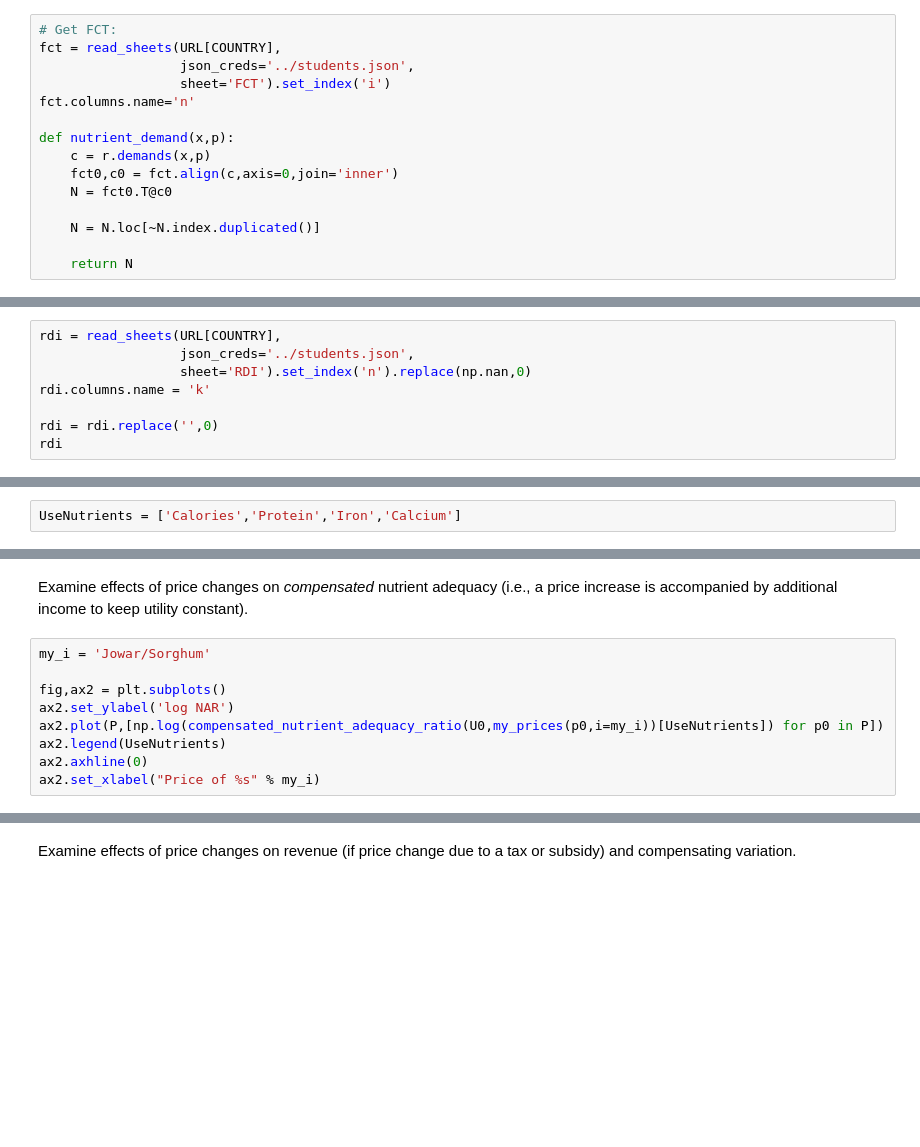
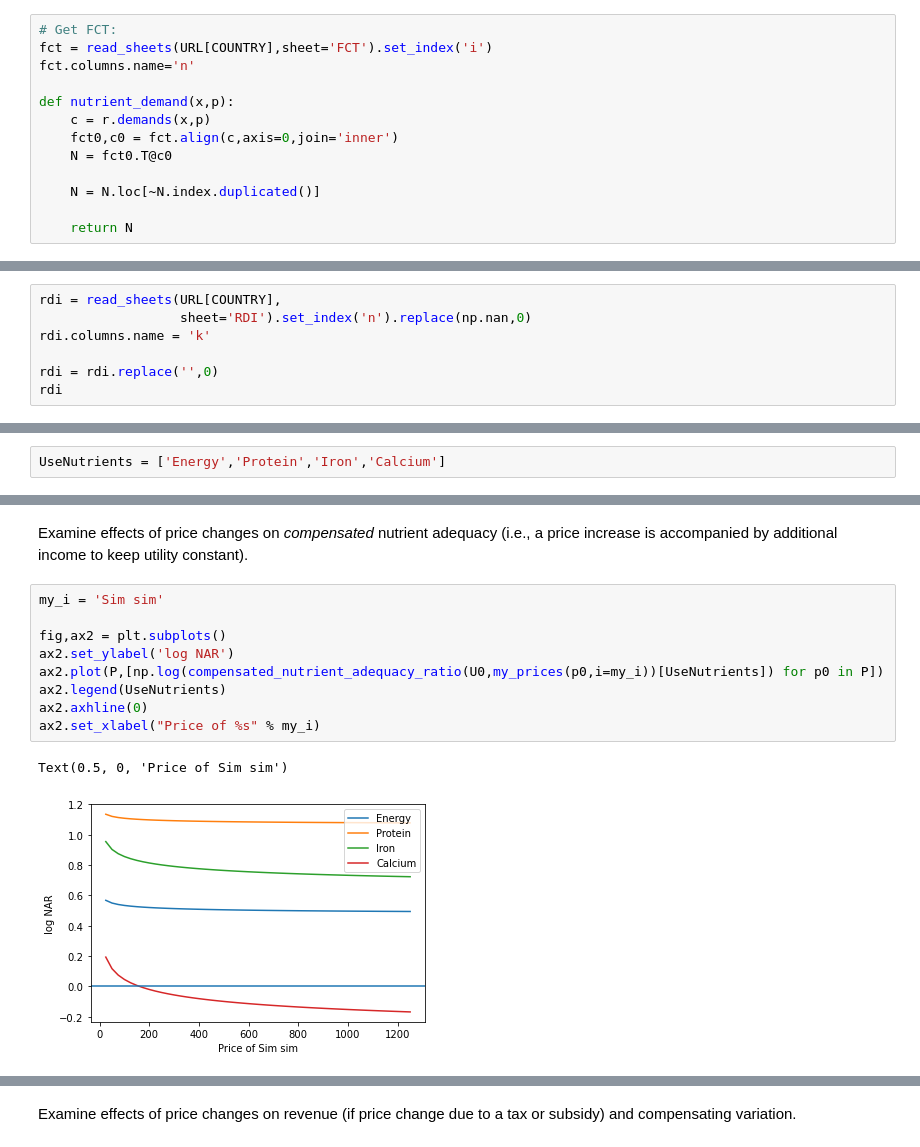
Before and after one commit to ligonteaching/EEP153_Materials, a Jupyter notebook: Project4/example_costs.ipynb, the cells around one changed output, grey strips where cells are left out. Cells and saved outputs as stored; diff of their text form; blank space fills up the shorter version.

```diff
--- a/Project4/example_costs.ipynb
+++ b/Project4/example_costs.ipynb
@@ -96,9 +115,7 @@ The nutrient value of food consumed by the household is just the
    function that describes that product:
 # %%
 # Get FCT:
-fct = read_sheets(URL[COUNTRY],
-                  json_creds='../students.json',
-                  sheet='FCT').set_index('i')
+fct = read_sheets(URL[COUNTRY],sheet='FCT').set_index('i')
 fct.columns.name='n'
 
 def nutrient_demand(x,p):
@@ -116,7 +137,6 @@ Individuals have nutritional requirements established by nutrition
  scientists.  Here we grab one such set of requirements:
 # %%
 rdi = read_sheets(URL[COUNTRY],
-                  json_creds='../students.json',
                   sheet='RDI').set_index('n').replace(np.nan,0)
 rdi.columns.name = 'k'
 
@@ -165,7 +226,7 @@ def nutrient_adequacy_ratio(x,p):
 # %% [markdown]
 Maybe select a few nutrients of particular interest&#x2026;
 # %%
-UseNutrients = ['Calories','Protein','Iron','Calcium']
+UseNutrients = ['Energy','Protein','Iron','Calcium']
 # %% [markdown]
 ### Simple Policy Experiments
 # %% [markdown]
@@ -255,11 +315,14 @@ Examine effects of price changes on *compensated* nutrient adequacy
 (i.e., a price increase is accompanied by additional income to keep
 utility constant).
 # %%
-my_i = 'Jowar/Sorghum'
+my_i = 'Sim sim'
 
 fig,ax2 = plt.subplots()
 ax2.set_ylabel('log NAR')
 ax2.plot(P,[np.log(compensated_nutrient_adequacy_ratio(U0,my_prices(p0,i=my_i))[UseNutrients]) for p0 in P])
 ax2.legend(UseNutrients)
 ax2.axhline(0)
 ax2.set_xlabel("Price of %s" % my_i)
+# %% [output]
+Text(0.5, 0, 'Price of Sim sim')
+[figure, added]
```
Also changed, not shown: parts of 16 cells of this notebook.
